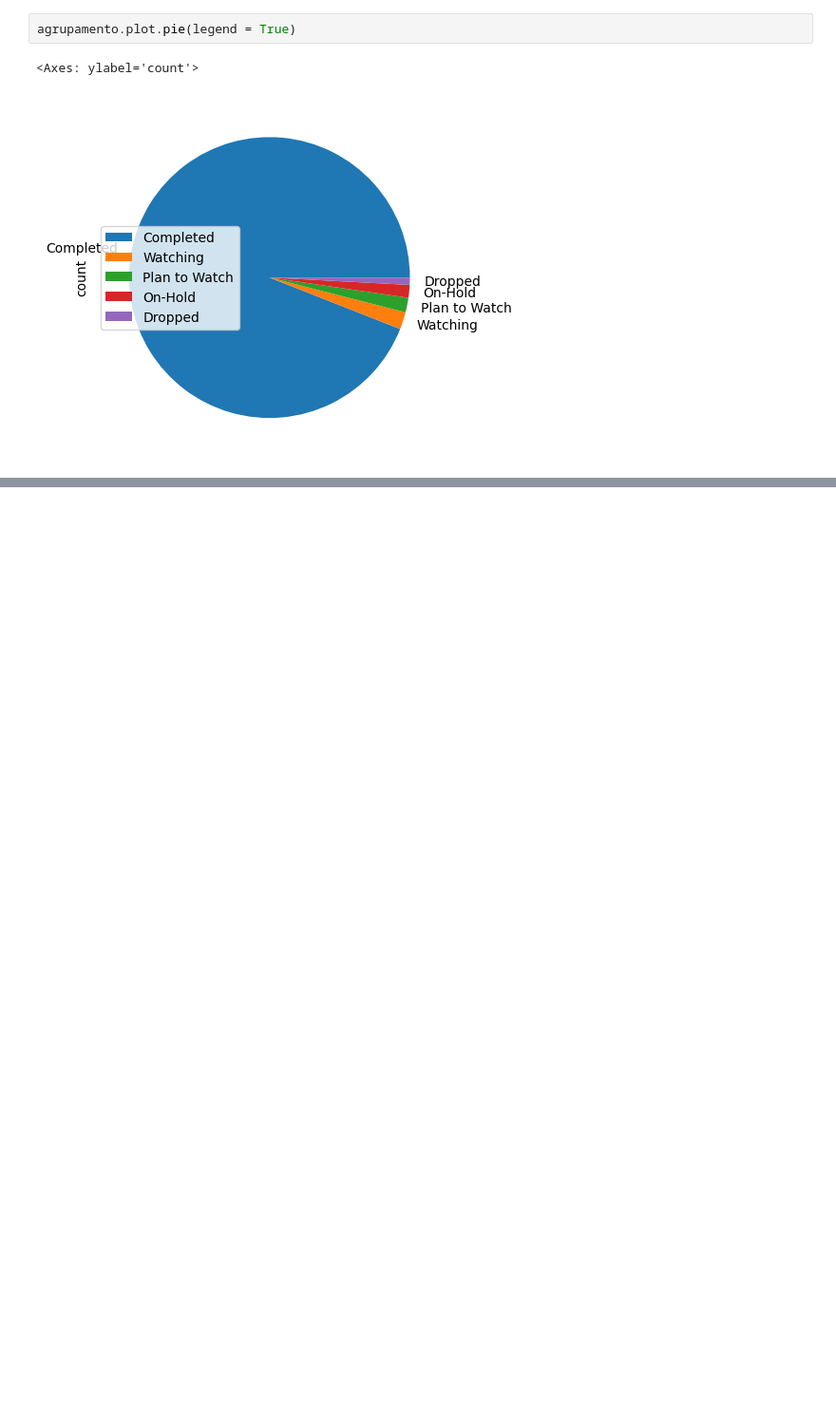
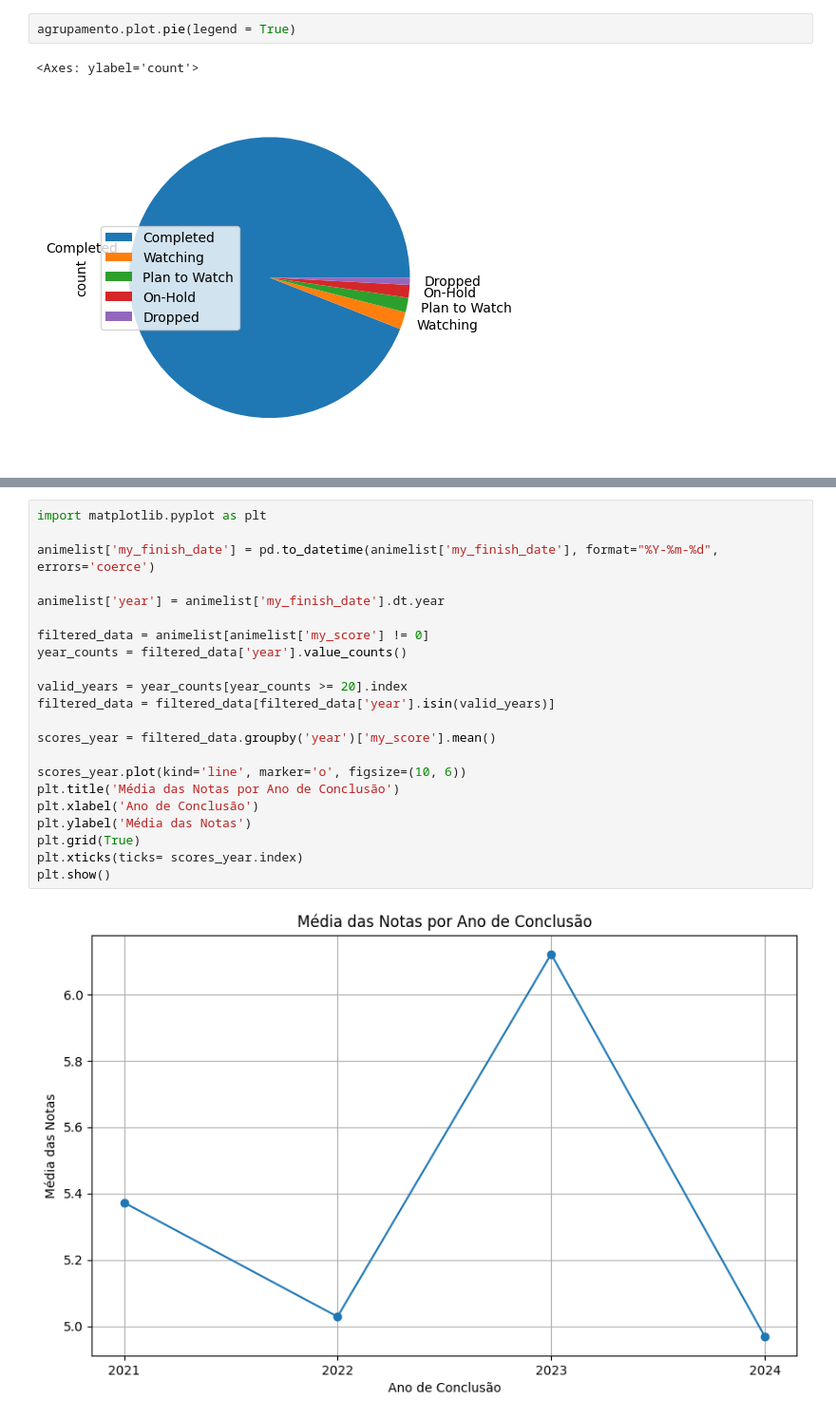
Before and after one commit to Thomazrlima/Data-Analysis-MyAnimeList, a Jupyter notebook: Projeto/MyAnimeList.ipynb, the cells around one changed output, grey strips where cells are left out. Shown at 95% size. Saved outputs shown, nothing was run; the diff lists cells and outputs as text; blank space fills up the shorter version.

```diff
--- a/Projeto/MyAnimeList.ipynb
+++ b/Projeto/MyAnimeList.ipynb
@@ -127,0 +161,24 @@ tipo.plot.pie(legend = True)
+# %%
+import matplotlib.pyplot as plt
+
+animelist['my_finish_date'] = pd.to_datetime(animelist['my_finish_date'], format="%Y-%m-%d", errors='coerce')
+
+animelist['year'] = animelist['my_finish_date'].dt.year
+
+filtered_data = animelist[animelist['my_score'] != 0]
+year_counts = filtered_data['year'].value_counts()
+
+valid_years = year_counts[year_counts >= 20].index
+filtered_data = filtered_data[filtered_data['year'].isin(valid_years)]
+
+scores_year = filtered_data.groupby('year')['my_score'].mean()
+
+scores_year.plot(kind='line', marker='o', figsize=(10, 6))
+plt.title('Média das Notas por Ano de Conclusão')
+plt.xlabel('Ano de Conclusão')
+plt.ylabel('Média das Notas')
+plt.grid(True)
+plt.xticks(ticks= scores_year.index)
+plt.show()
+# %% [output]
+[figure, added]
```
Also changed, not shown: parts of 8 cells of this notebook.
